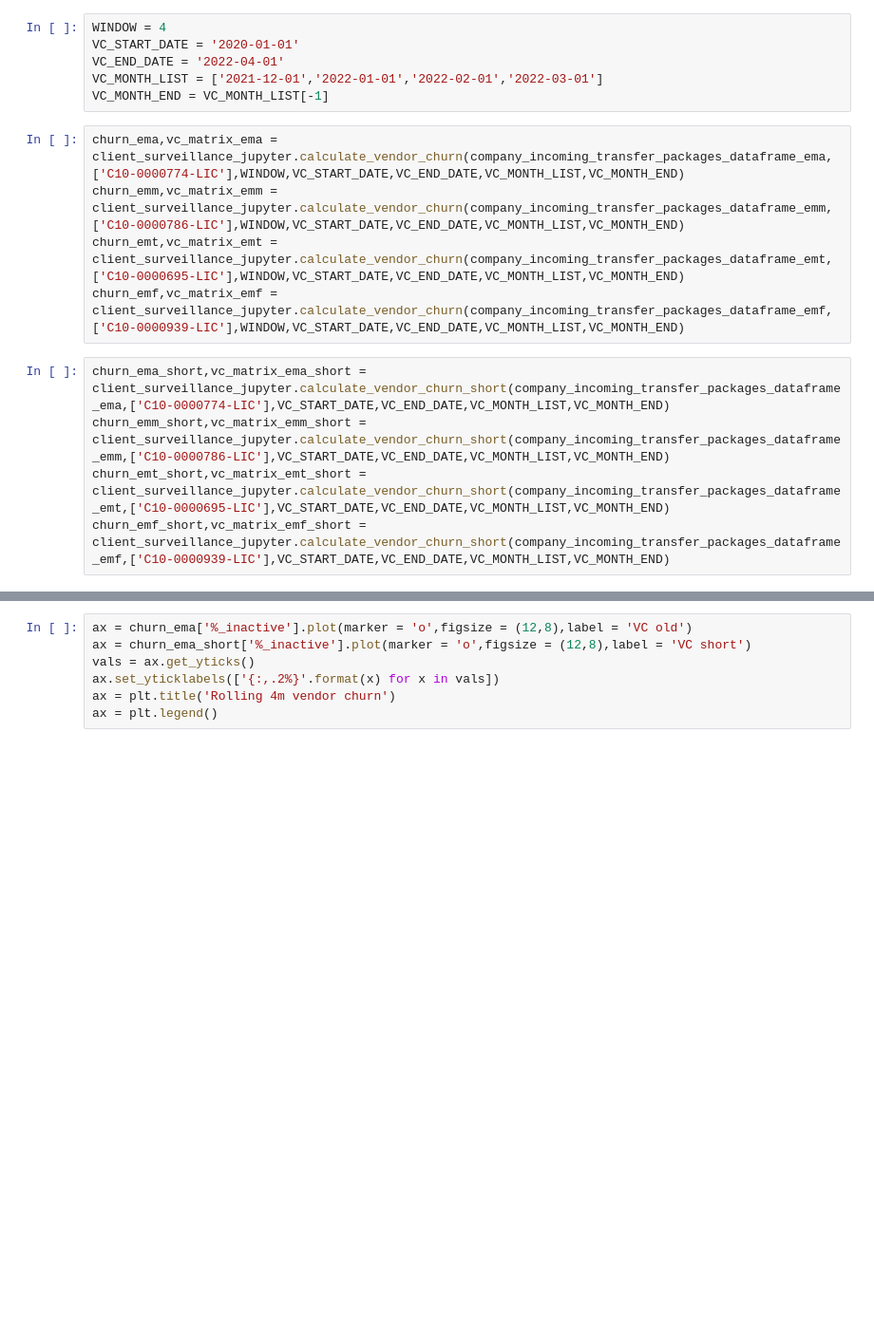
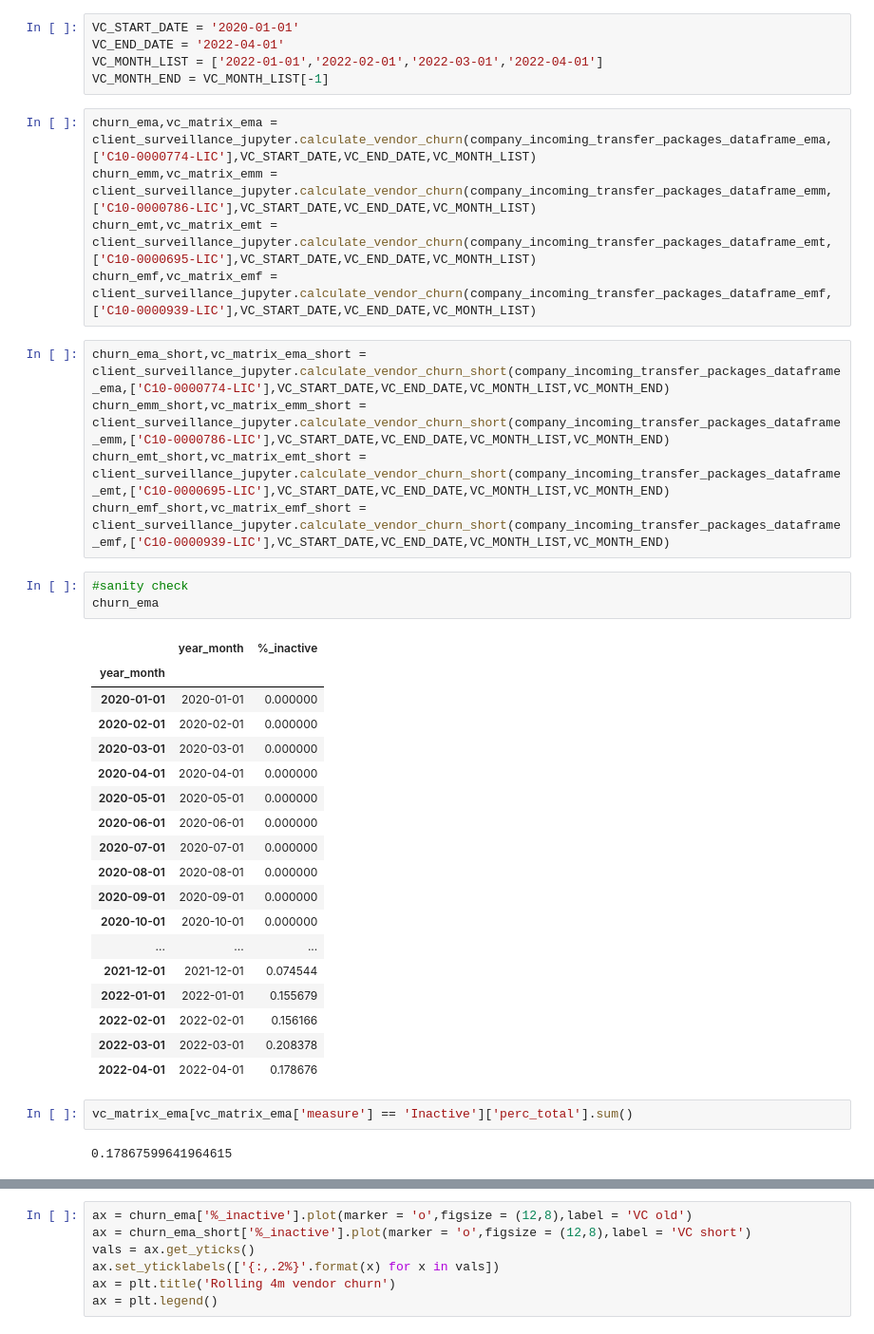
Before and after one commit to warrenshen/platform, a Jupyter notebook: services/api-server/notebooks/analysis/Monthly_Client_Surveillance-Embarc.ipynb, the cells around one changed output, grey strips where cells are left out. Shown at 95% size. Saved outputs shown, nothing was run; the diff lists cells and outputs as text; blank space fills up the shorter version.

```diff
--- a/services/api-server/notebooks/analysis/Monthly_Client_Surveillance-Embarc.ipynb
+++ b/services/api-server/notebooks/analysis/Monthly_Client_Surveillance-Embarc.ipynb
@@ -356,18 +353,43 @@ if COMPANY_IDENTIFIER == ['EMA','EMM','EMT','EMF']:
 # %% [markdown]
 # Vendor churn
 # %%
-WINDOW = 4
 VC_START_DATE = '2020-01-01'
 VC_END_DATE = '2022-04-01'
-VC_MONTH_LIST = ['2021-12-01','2022-01-01','2022-02-01','2022-03-01']
+VC_MONTH_LIST = ['2022-01-01','2022-02-01','2022-03-01','2022-04-01']
 VC_MONTH_END = VC_MONTH_LIST[-1]
 # %%
-churn_ema,vc_matrix_ema = client_surveillance_jupyter.calculate_vendor_churn(company_incoming_transfer_packages_dataframe_ema,['C10-0000774-LIC'],WINDOW,VC_START_DATE,VC_END_DATE,VC_MONTH_LIST,VC_MONTH_END)
-churn_emm,vc_matrix_emm = client_surveillance_jupyter.calculate_vendor_churn(company_incoming_transfer_packages_dataframe_emm,['C10-0000786-LIC'],WINDOW,VC_START_DATE,VC_END_DATE,VC_MONTH_LIST,VC_MONTH_END)
-churn_emt,vc_matrix_emt = client_surveillance_jupyter.calculate_vendor_churn(company_incoming_transfer_packages_dataframe_emt,['C10-0000695-LIC'],WINDOW,VC_START_DATE,VC_END_DATE,VC_MONTH_LIST,VC_MONTH_END)
-churn_emf,vc_matrix_emf = client_surveillance_jupyter.calculate_vendor_churn(company_incoming_transfer_packages_dataframe_emf,['C10-0000939-LIC'],WINDOW,VC_START_DATE,VC_END_DATE,VC_MONTH_LIST,VC_MONTH_END)
+churn_ema,vc_matrix_ema = client_surveillance_jupyter.calculate_vendor_churn(company_incoming_transfer_packages_dataframe_ema,['C10-0000774-LIC'],VC_START_DATE,VC_END_DATE,VC_MONTH_LIST)
+churn_emm,vc_matrix_emm = client_surveillance_jupyter.calculate_vendor_churn(company_incoming_transfer_packages_dataframe_emm,['C10-0000786-LIC'],VC_START_DATE,VC_END_DATE,VC_MONTH_LIST)
+churn_emt,vc_matrix_emt = client_surveillance_jupyter.calculate_vendor_churn(company_incoming_transfer_packages_dataframe_emt,['C10-0000695-LIC'],VC_START_DATE,VC_END_DATE,VC_MONTH_LIST)
+churn_emf,vc_matrix_emf = client_surveillance_jupyter.calculate_vendor_churn(company_incoming_transfer_packages_dataframe_emf,['C10-0000939-LIC'],VC_START_DATE,VC_END_DATE,VC_MONTH_LIST)
 # %%
 churn_ema_short,vc_matrix_ema_short = client_surveillance_jupyter.calculate_vendor_churn_short(company_incoming_transfer_packages_dataframe_ema,['C10-0000774-LIC'],VC_START_DATE,VC_END_DATE,VC_MONTH_LIST,VC_MONTH_END)
 churn_emm_short,vc_matrix_emm_short = client_surveillance_jupyter.calculate_vendor_churn_short(company_incoming_transfer_packages_dataframe_emm,['C10-0000786-LIC'],VC_START_DATE,VC_END_DATE,VC_MONTH_LIST,VC_MONTH_END)
 churn_emt_short,vc_matrix_emt_short = client_surveillance_jupyter.calculate_vendor_churn_short(company_incoming_transfer_packages_dataframe_emt,['C10-0000695-LIC'],VC_START_DATE,VC_END_DATE,VC_MONTH_LIST,VC_MONTH_END)
 churn_emf_short,vc_matrix_emf_short = client_surveillance_jupyter.calculate_vendor_churn_short(company_incoming_transfer_packages_dataframe_emf,['C10-0000939-LIC'],VC_START_DATE,VC_END_DATE,VC_MONTH_LIST,VC_MONTH_END)
+# %%
+#sanity check
+churn_ema
+# %% [output]
+|  | year_month | %_inactive |
+| year_month |  |  |
+| 2020-01-01 | 2020-01-01 | 0.000000 |
+| 2020-02-01 | 2020-02-01 | 0.000000 |
+| 2020-03-01 | 2020-03-01 | 0.000000 |
+| 2020-04-01 | 2020-04-01 | 0.000000 |
+| 2020-05-01 | 2020-05-01 | 0.000000 |
+| 2020-06-01 | 2020-06-01 | 0.000000 |
+| 2020-07-01 | 2020-07-01 | 0.000000 |
+| 2020-08-01 | 2020-08-01 | 0.000000 |
+| 2020-09-01 | 2020-09-01 | 0.000000 |
+| 2020-10-01 | 2020-10-01 | 0.000000 |
+| ... | ... | ... |
+| 2021-12-01 | 2021-12-01 | 0.074544 |
+| 2022-01-01 | 2022-01-01 | 0.155679 |
+| 2022-02-01 | 2022-02-01 | 0.156166 |
+| 2022-03-01 | 2022-03-01 | 0.208378 |
+| 2022-04-01 | 2022-04-01 | 0.178676 |
+# %%
+vc_matrix_ema[vc_matrix_ema['measure'] == 'Inactive']['perc_total'].sum()
+# %% [output]
+0.17867599641964615
```
Also changed, not shown: parts of 43 cells of this notebook, 2 other files.
